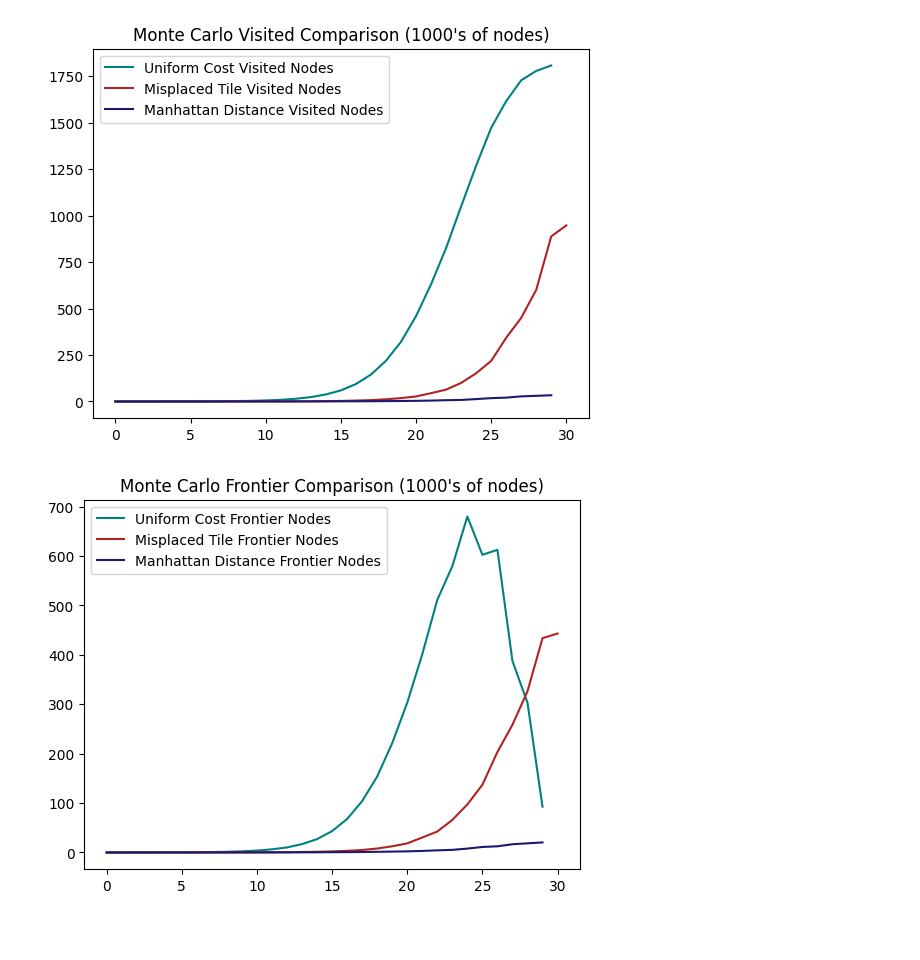
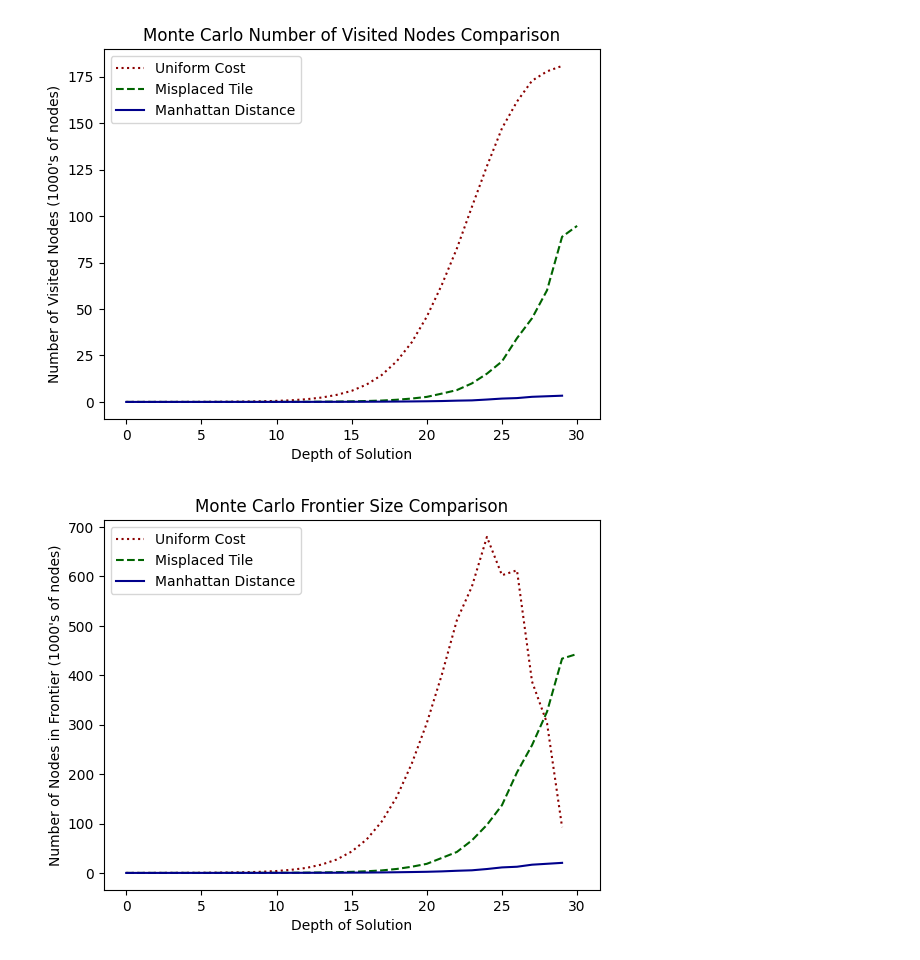
Before and after one commit to BrandonPaulsen/PYSlidingPuzzles, a Jupyter notebook: PYSlidingPuzzle.ipynb, the cells around one changed output. Cells and saved outputs as stored; diff of their text form; code cells hidden in the pictures; blank space fills up the shorter version.

```diff
--- a/PYSlidingPuzzle.ipynb
+++ b/PYSlidingPuzzle.ipynb
@@ -474,28 +474,32 @@ plt.show()
 #plot all visited plots
 plt.clf()
 plt.cla()
-plt.title("Monte Carlo Visited Comparison (1000's of nodes)")
-plt.plot(depthUC, [visited/100 for visited in visitedUC], label = "Uniform Cost Visited Nodes", color = "teal")
-plt.plot(depthMT, [visited/100 for visited in visitedMT], label = "Misplaced Tile Visited Nodes", color = "firebrick")
-plt.plot(depthMD, [visited/100 for visited in visitedMD], label = "Manhattan Distance Visited Nodes", color = "midnightblue")
+plt.title("Monte Carlo Number of Visited Nodes Comparison")
+plt.plot(depthUC, [visited/1000 for visited in visitedUC], label = "Uniform Cost", color = "darkred", linestyle = "dotted")
+plt.plot(depthMT, [visited/1000 for visited in visitedMT], label = "Misplaced Tile", color = "darkgreen", linestyle = "dashed")
+plt.plot(depthMD, [visited/1000 for visited in visitedMD], label = "Manhattan Distance", color = "darkblue")
+plt.xlabel("Depth of Solution")
+plt.ylabel("Number of Visited Nodes (1000's of nodes)")
 plt.gca().legend(loc = "upper left")
-plt.savefig("visitedComparison")
+plt.savefig("visitedComparison.png")
 plt.show()
 # %% [output]
-[figure, old version]
+[figure, new version]
 # %%
 #plot all frontier plots
 plt.clf()
 plt.cla()
-plt.title("Monte Carlo Frontier Comparison (1000's of nodes)")
-plt.plot(depthUC, [frontier/100 for frontier in frontierUC], label = "Uniform Cost Frontier Nodes", color = "teal")
-plt.plot(depthMT, [frontier/100 for frontier in frontierMT], label = "Misplaced Tile Frontier Nodes", color = "firebrick")
-plt.plot(depthMD, [frontier/100 for frontier in frontierMD], label = "Manhattan Distance Frontier Nodes", color = "midnightblue")
+plt.title("Monte Carlo Frontier Size Comparison")
+plt.plot(depthUC, [frontier/100 for frontier in frontierUC], label = "Uniform Cost", color = "darkred", linestyle = "dotted")
+plt.plot(depthMT, [frontier/100 for frontier in frontierMT], label = "Misplaced Tile", color = "darkgreen", linestyle = "dashed")
+plt.plot(depthMD, [frontier/100 for frontier in frontierMD], label = "Manhattan Distance", color = "darkblue")
+plt.xlabel("Depth of Solution")
+plt.ylabel("Number of Nodes in Frontier (1000's of nodes)")
 plt.gca().legend(loc = "upper left")
-plt.savefig("frontierComparison")
+plt.savefig("frontierComparison.png")
 plt.show()
 # %% [output]
-[figure, old version]
+[figure, new version]
 # %%
 #plot all time plots
 plt.clf()
```
Also changed, not shown: parts of 6 cells of this notebook, 13 other files.
